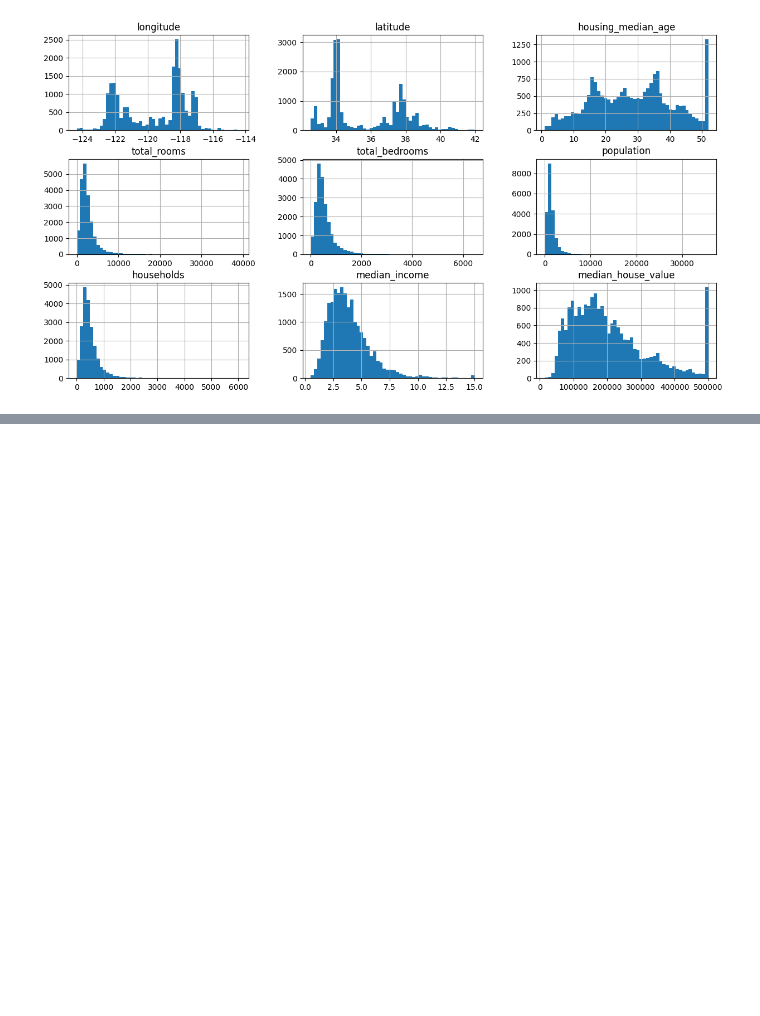
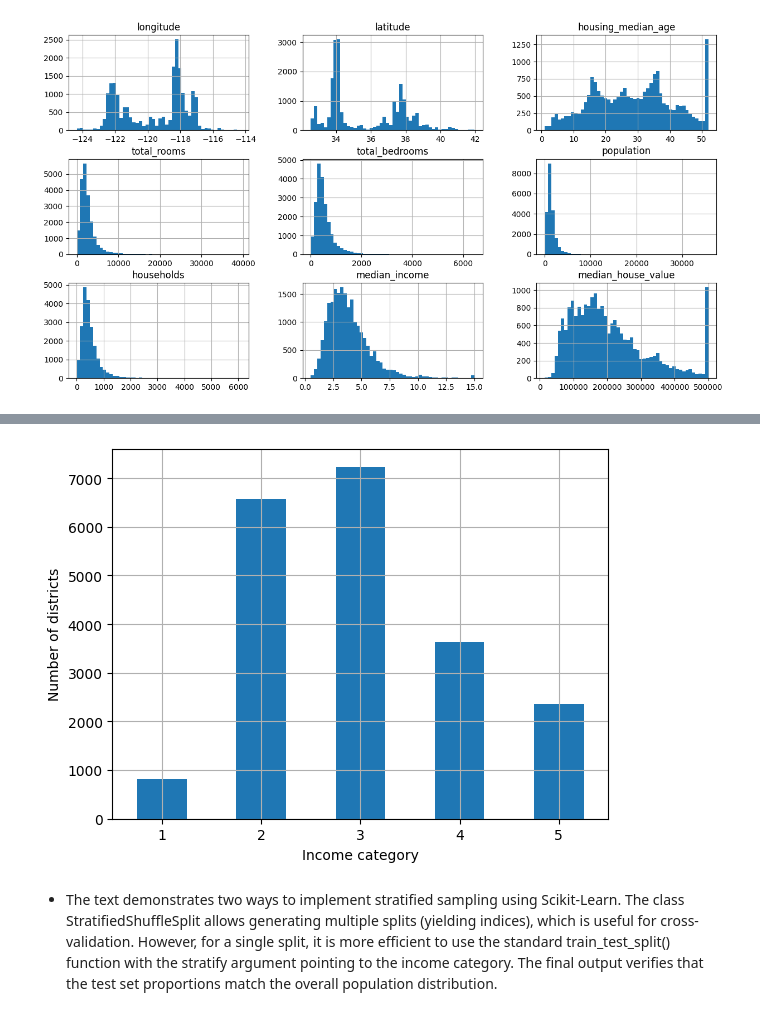
Before and after one commit to FepDev25/Estudio-libro-Hands-on-Machine-Learning-with-Scikit-Learn-Keras-TensorFlow, a Jupyter notebook: Part 01 The Fundamentals of Machine Learning/02 End-to-End Machine Learning Project/03_end_2_end_ML_project.ipynb, the cells around one changed output, grey strips where cells are left out. Saved outputs shown, nothing was run; the diff lists cells and outputs as text; code cells hidden in the pictures; blank space fills up the shorter version.

Commit message:
Finalizada seccion Get the data en End 2 end ML project

```diff
--- a/Part 01 The Fundamentals of Machine Learning/02 End-to-End Machine Learning Project/03_end_2_end_ML_project.ipynb
+++ b/Part 01 The Fundamentals of Machine Learning/02 End-to-End Machine Learning Project/03_end_2_end_ML_project.ipynb
@@ -110,0 +191,15 @@ plt.show()
+# %%
+housing["income_cat"] = pd.cut(
+    housing["median_income"],
+    bins=[0., 1.5, 3.0, 4.5, 6., np.inf],
+    labels=[1, 2, 3, 4, 5]
+)
+
+housing["income_cat"].value_counts().sort_index().plot.bar(rot=0, grid=True)
+plt.xlabel("Income category")
+plt.ylabel("Number of districts")
+plt.show()
+# %% [output]
+[figure, added]
+# %% [markdown]
+- The text demonstrates two ways to implement stratified sampling using Scikit-Learn. The class StratifiedShuffleSplit allows generating multiple splits (yielding indices), which is useful for cross-validation. However, for a single split, it is more efficient to use the standard train_test_split() function with the stratify argument pointing to the income category. The final output verifies that the test set proportions match the overall population distribution.
```
Also changed, not shown: parts of 19 cells of this notebook, 7 other files.
